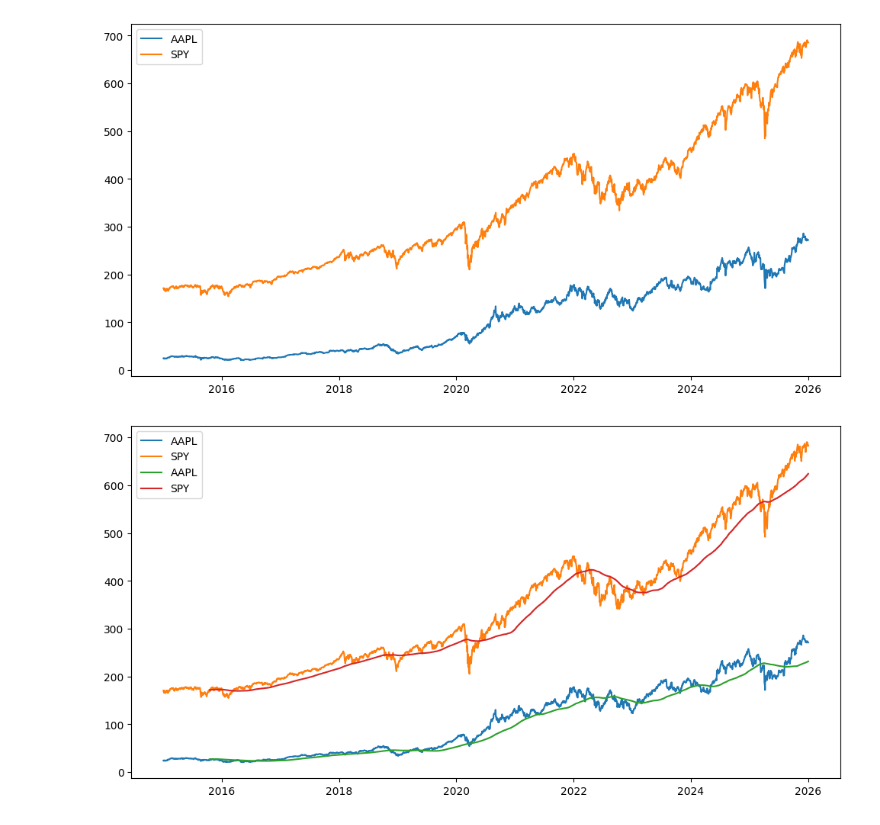
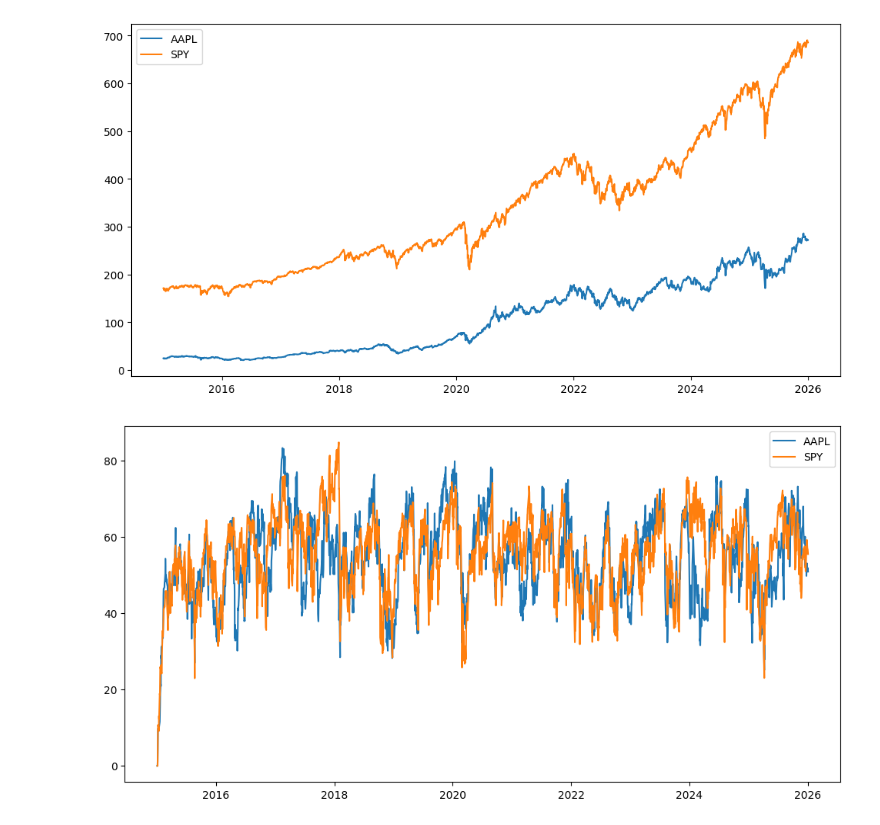
Before and after one commit to edf1247/backtester, a Jupyter notebook: src/main.ipynb, the cells around one changed output. Cells and saved outputs as stored; diff of their text form; code cells hidden in the pictures.

```diff
--- a/src/main.ipynb
+++ b/src/main.ipynb
@@ -55,13 +56,15 @@ bt.plot()
 # %% [output]
 [figure]
 # %%
-window = 200
+window = 50
+
 for stock in stocks:
-    bt.data[("MA", stock)] = bt.data["Close", stock].rolling(window=200).mean()
+    bt.data[("MA", stock)] = bt.data[("Close", stock)].rolling(window=window).mean()
+    bt.data[("RSI", stock)] = ta.rsi(bt.data[("Open", stock)], length=21)
 # %%
-bt.plot(cols=["Close", "MA"])
+bt.plot(cols=["RSI"])
 # %% [output]
-[figure, old version]
+[figure, new version]
 # %%
 class Strategy:
     def __init__(self, name, balance, backtest, stock=None):
```
Also changed, not shown: parts of 9 cells of this notebook, 1 other file.
